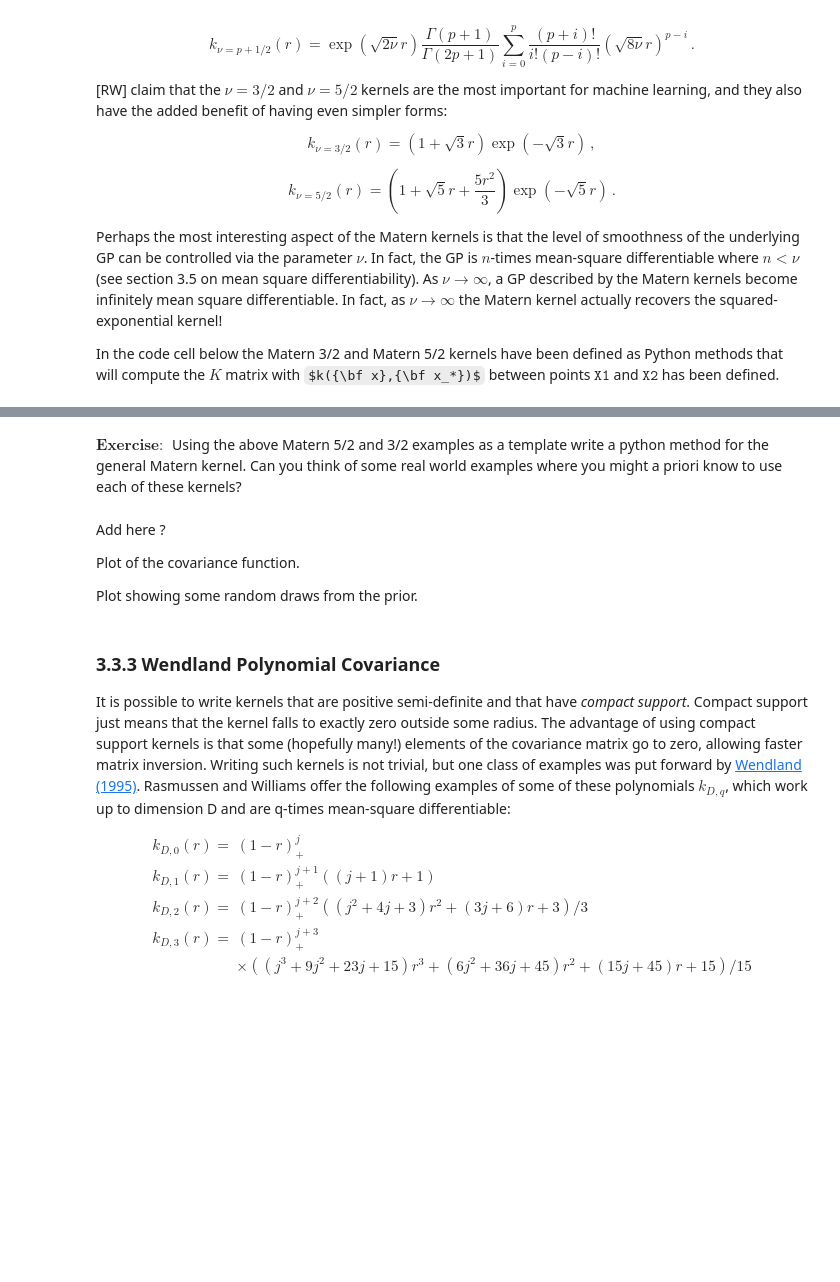
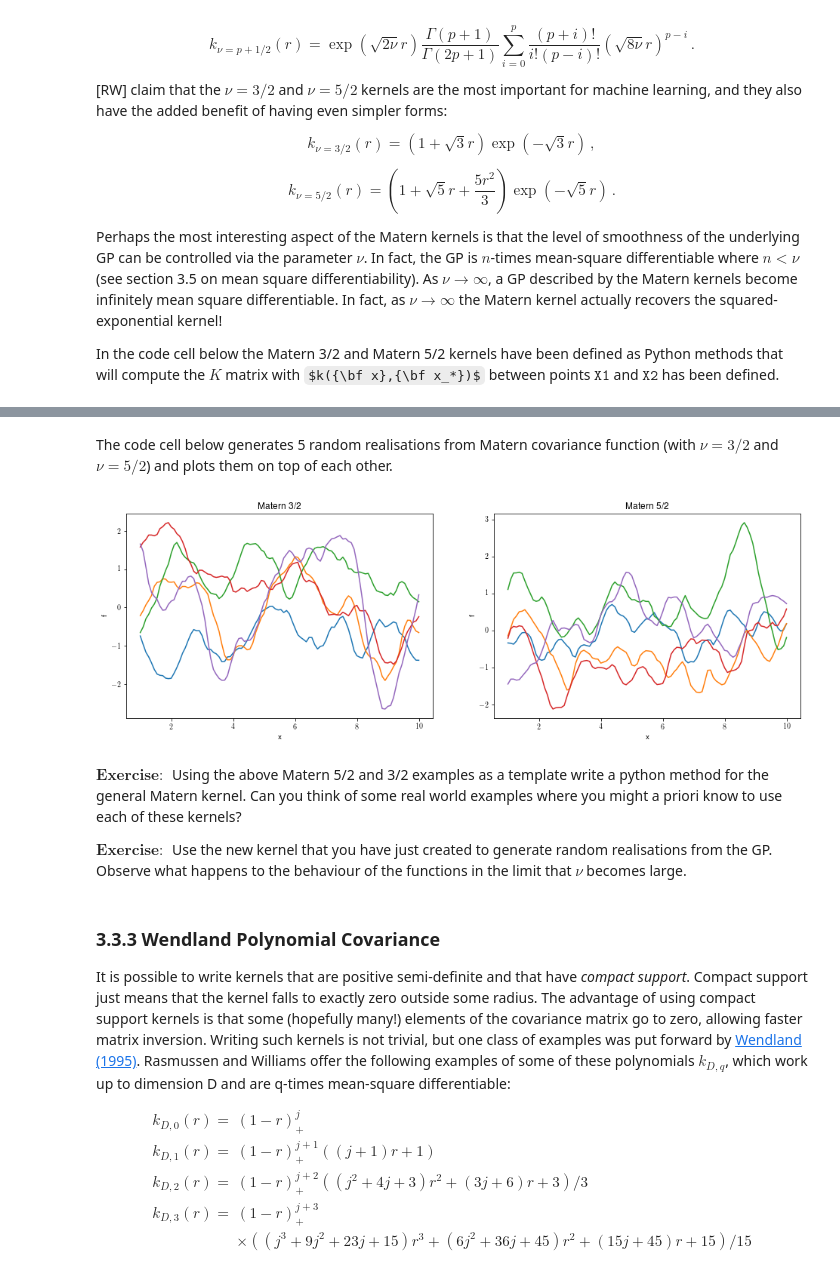
Before and after one commit to stasbabak/GPR_Chris_Zoheyr, a Jupyter notebook: dev/LectureNotes.ipynb, the cells around one changed output, grey strips where cells are left out. Drawn from its saved outputs; the diff is of its cells as text; code cells hidden in the pictures; some formulas as TeX source; blank space fills up the shorter version.

```diff
--- a/dev/LectureNotes.ipynb
+++ b/dev/LectureNotes.ipynb
@@ -557,11 +614,42 @@ def Matern52 ( X1 , X2 , scale=1.0 , metric=None ):
+# %% [markdown]
+The code cell below generates 5 random realisations from Matern covariance function (with $\nu=3/2$ and $\nu=5/2$) and plots them on top of each other.
+# %%
+X = np.linspace(1,10,100).reshape(-1,1)
+
+K1 = Matern32 ( X , X , scale=1 , metric=None )
+
+nugget_val = 1e-5
+nugget = np.diag ( nugget_val * np.ones(X.shape[0]) )
+
+fig = plt.figure(figsize=(16,5))
+
+ax1 = fig.add_subplot(121)
+for i in range(5):
+    f = np.random.multivariate_normal ( np.zeros(K1.shape[0]) , K1+nugget )
+    ax1.plot(X,f)
+
+ax1.set_title('Matern 3/2')
+ax1.set_xlabel('x')
+ax1.set_ylabel('f')
+
+K2 = Matern32 ( X , X , scale=1 , metric=None )
+
+ax2 = fig.add_subplot(122)
+for i in range(5):
+    f = np.random.multivariate_normal ( np.zeros(K2.shape[0]) , K2+nugget )
+    ax2.plot(X,f)
+
+ax2.set_title('Matern 5/2')
+ax2.set_xlabel('x')
+ax2.set_ylabel('f')
+
+plt.show()
+# %% [output]
+[figure, added]
 # %% [markdown]
 $\textbf{Exercise: }$ Using the above Matern 5/2 and 3/2 examples as a template write a python method for the general Matern kernel. Can you think of some real world examples where you might a priori know to use each of these kernels?
+
+$\textbf{Exercise: }$ Use the new kernel that you have just created to generate random realisations from the GP. Observe what happens to the behaviour of the functions in the limit that $\nu$ becomes large.
-# %% [markdown]
-Add here ?
-
-Plot of the covariance function.
-
-Plot showing some random draws from the prior.
 # %% [markdown]
 ### 3.3.3 Wendland Polynomial Covariance
 
```
Also changed, not shown: parts of 18 cells of this notebook.
